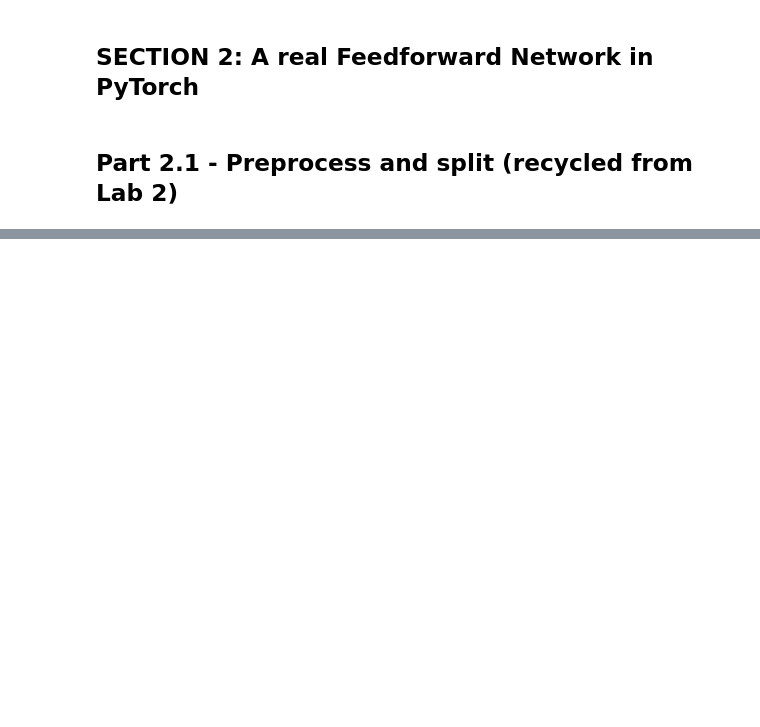
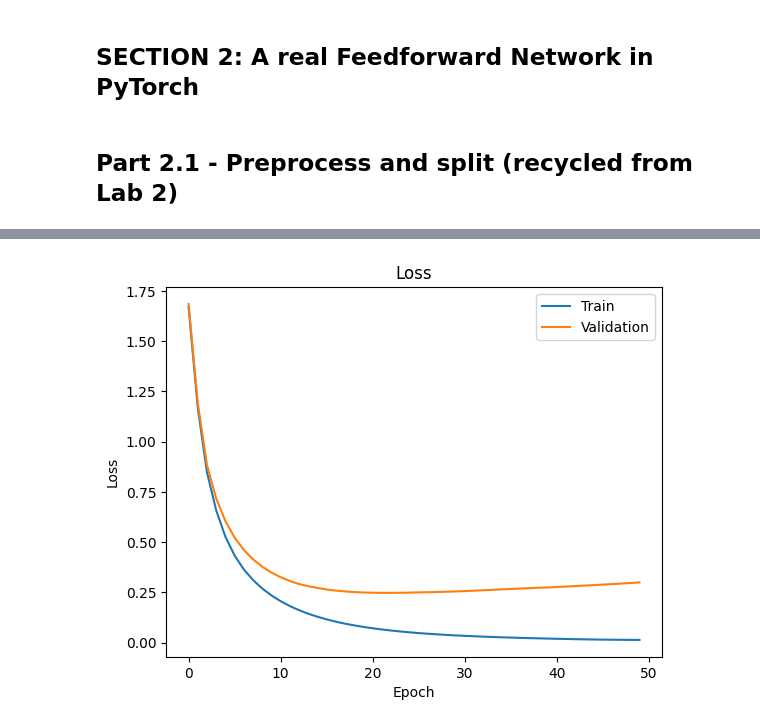
Before and after one commit to dbbarimah/Barimah_Desmond_Lab-3, a Jupyter notebook: lab_3.ipynb, the cells around one changed output, grey strips where cells are left out. Drawn from its saved outputs; the diff is of its cells as text; code cells hidden in the pictures; blank space fills up the shorter version.

```diff
--- a/lab_3.ipynb
+++ b/lab_3.ipynb
@@ -269,13 +279,13 @@ X_test = scaler.transform(X_test)
 X_train_t = torch.tensor(X_train, dtype = torch.float32)
 X_val_t = torch.tensor(X_val, dtype = torch.float32)
 X_test_t = torch.tensor(X_test, dtype = torch.float32)
-y_train_t = torch.tensor(y_train.values, dtype = torch.float32)
-y_val_t = torch.tensor(y_val.values, dtype = torch.float32)
-y_test_t = torch.tensor(y_test.values, dtype = torch.float32)
+y_train_t = torch.tensor(y_train.values, dtype = torch.long)
+y_val_t = torch.tensor(y_val.values, dtype = torch.long)
+y_test_t = torch.tensor(y_test.values, dtype = torch.long)
 
-train_loader = DataLoader(TensorDataset(X_train_t, y_train_t), batch_size = 32, shuffle = True)
-val_loader = DataLoader(TensorDataset(X_val_t, y_val_t), batch_size = 32, shuffle = True)
-test_loader = DataLoader(TensorDataset(X_test_t, y_test_t), batch_size = 32, shuffle = True)
+train_loader = DataLoader(TensorDataset(X_train_t, y_train_t), batch_size = 32, shuffle = False)
+val_loader = DataLoader(TensorDataset(X_val_t, y_val_t), batch_size = 32, shuffle = False)
+test_loader = DataLoader(TensorDataset(X_test_t, y_test_t), batch_size = 32, shuffle = False)
 
 print("Train: ", X_train_t.shape, "Val: ", X_val_t.shape, "Test: ", X_test_t.shape)
 # %% [output]
@@ -282,0 +377,77 @@ ModuleNotFoundError: No module named 'sklearn'
+# %%
+from sklearn.metrics import accuracy_score
+
+# TODO: criterion = nn.CrossEntropyLoss()
+#       optimizer = torch.optim.Adam(model.parameters(), lr=1e-3)   # or SGD — justify
+criterion = nn.CrossEntropyLoss()
+optimizer = torch.optim.Adam(model.parameters(), lr = 1e-3)
+
+# TODO: Train for at least 50 epochs. Each epoch:
+#   1. model.train(); for xb, yb in train_loader:
+#        optimizer.zero_grad()
+#        logits = model(xb.to(DEVICE))
+#        loss = criterion(logits, yb.to(DEVICE))
+#        loss.backward()          # <- the backprop you wrote by hand in Part 1.2
+#        optimizer.step()         # <- the update rule you wrote in Part 1.1
+#   2. model.eval() + torch.no_grad(): compute loss AND accuracy on train and validation sets
+#   3. Append everything to history lists; print a one-line summary per epoch.
+epochs = 50
+train_losses = []
+val_losses = []
+train_accs = []
+val_accs = []
+
+best_val_acc = 0
+
+for epoch in range(epochs):
+    model.train()
+    for xb, yb in train_loader:
+        optimizer.zero_grad()
+        logits = model(xb.to(DEVICE))
+        loss = criterion(logits, yb.to(DEVICE))
+        loss.backward()
+        optimizer.step()
+
+    model.eval()
+    with torch.no_grad():
+        train_logits = model(X_train_t.to(DEVICE))
+        train_loss = criterion(train_logits, y_train_t.to(DEVICE)).item()
+        train_preds = train_logits.argmax(dim = 1).cpu().numpy()
+        train_acc = accuracy_score(y_train_t.numpy(), train_preds)
+
+        val_logits = model(X_val_t.to(DEVICE))
+        val_loss = criterion(val_logits, y_val_t.to(DEVICE)).item()
+        val_preds = val_logits.argmax(dim = 1).cpu().numpy()
+        val_acc = accuracy_score(y_val_t.numpy(), val_preds)
+
+    train_losses.append(train_loss)
+    val_losses.append(val_loss)
+    train_accs.append(train_acc)
+    val_accs.append(val_acc)
+
+    print(f"Epoch {epoch + 1}/{epochs}, Training Loss: {train_loss:.4f}, Validation Loss: {val_loss:.4f}, Training Accuracy: {train_acc:.4f}, Validation Accuracy: {val_acc:.4f}")
+
+
+# TODO: Save the best model (highest validation accuracy):
+#   torch.save(model.state_dict(), "ffn_best.pt")
+    if val_acc > best_val_acc:
+        best_val_acc = val_acc
+        torch.save(model.state_dict(), "ffn_best.pt")
+
+# TODO: Plot loss curves (train + val) and accuracy curves (train + val), with legends.
+plt.plot(train_losses, label = "Train")
+plt.plot(val_losses, label = "Validation")
+plt.title("Loss")
+plt.xlabel("Epoch")
+plt.ylabel("Loss")
+plt.legend()
+plt.show()
+
+plt.plot(train_accs, label = "Train")
+plt.plot(val_accs, label = "Validation")
+plt.title("Accuracy")
+plt.xlabel("Epoch")
+plt.ylabel("Accuracy")
+plt.legend()
+plt.show()
+# %% [output]
@@ -282,0 +471 @@ ModuleNotFoundError: No module named 'sklearn'
+[figure, added]
```
Also changed, not shown: parts of 19 cells of this notebook, 2 other files.
